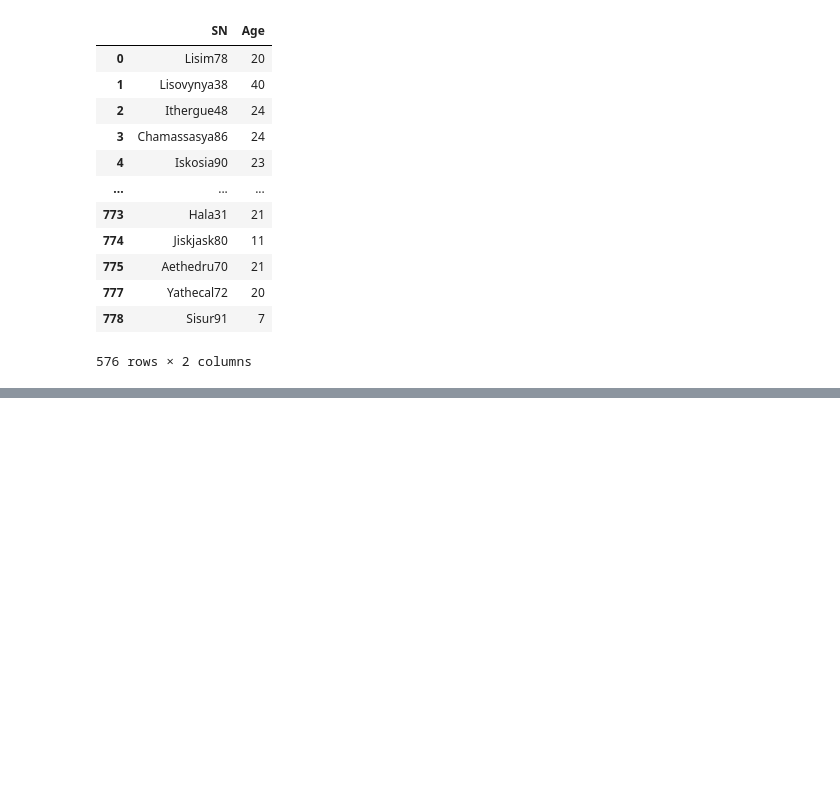
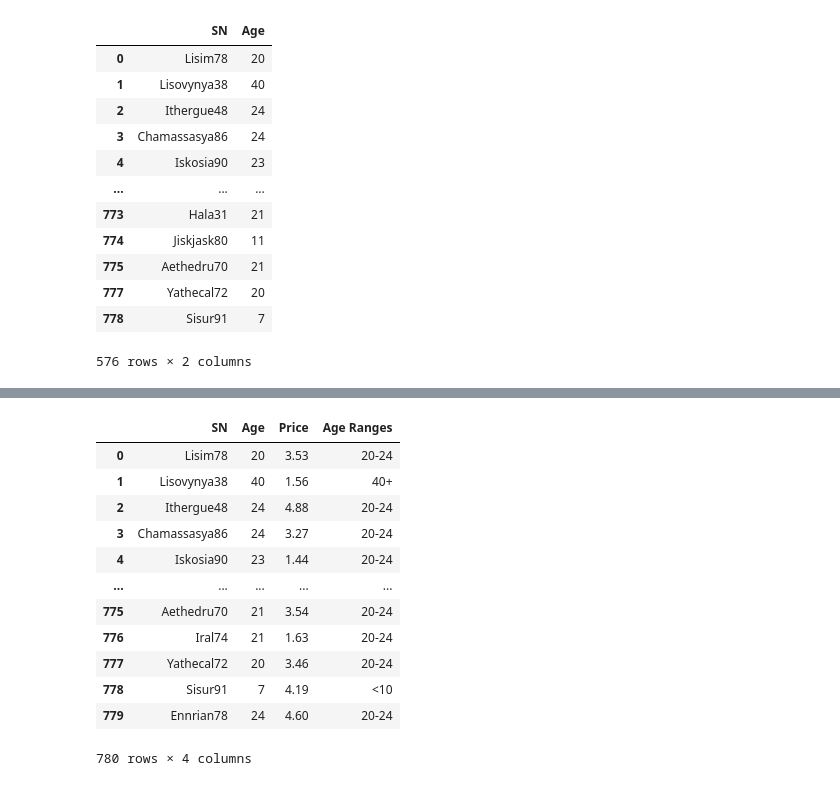
Before and after one commit to KinlayD/pandas-challenge, a Jupyter notebook: HeroesOfPymoli/HoP.ipynb, the cells around one changed output, grey strips where cells are left out. Saved outputs shown, nothing was run; the diff lists cells and outputs as text; code cells hidden in the pictures; blank space fills up the shorter version.

Commit message:
finished purchasing analysis age

```diff
--- a/HeroesOfPymoli/HoP.ipynb
+++ b/HeroesOfPymoli/HoP.ipynb
@@ -359,0 +355,11 @@ age_demographics_df
+# %%
+## Purchasing Analysis (age)
+
+# filter by unique players age and price
+filter_pa_df = pd_raw_df.loc[:, ["SN", "Age", "Price"]]
+filter_age_sn_price_df = filter_pa_df.copy()
+
+filter_age_sn_price_df
+
+filter_age_sn_price_df["Age Ranges"] = pd.cut(filter_age_sn_price_df["Age"], bins, labels=bin_labels)
+age_range_price_group = filter_age_sn_price_df.groupby("Age Ranges")
@@ -359,0 +461,17 @@ age_demographics_df
+# %%
+# top spenders
+filter_age_sn_price_df
+# %% [output]
+|  | SN | Age | Price | Age Ranges |
+| 0 | Lisim78 | 20 | 3.53 | 20-24 |
+| 1 | Lisovynya38 | 40 | 1.56 | 40+ |
+| 2 | Ithergue48 | 24 | 4.88 | 20-24 |
+| 3 | Chamassasya86 | 24 | 3.27 | 20-24 |
+| 4 | Iskosia90 | 23 | 1.44 | 20-24 |
+| ... | ... | ... | ... | ... |
+| 775 | Aethedru70 | 21 | 3.54 | 20-24 |
+| 776 | Iral74 | 21 | 1.63 | 20-24 |
+| 777 | Yathecal72 | 20 | 3.46 | 20-24 |
+| 778 | Sisur91 | 7 | 4.19 | <10 |
+| 779 | Ennrian78 | 24 | 4.60 | 20-24 |
+780 rows × 4 columns
```
Also changed, not shown: parts of 11 cells of this notebook.
